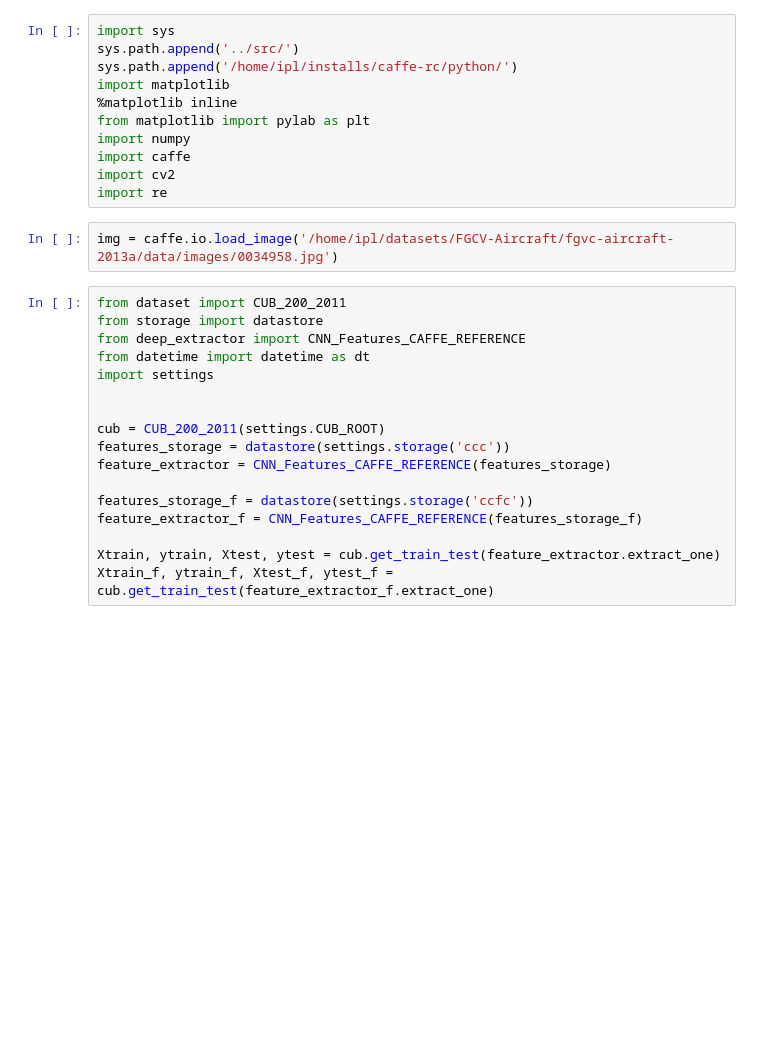
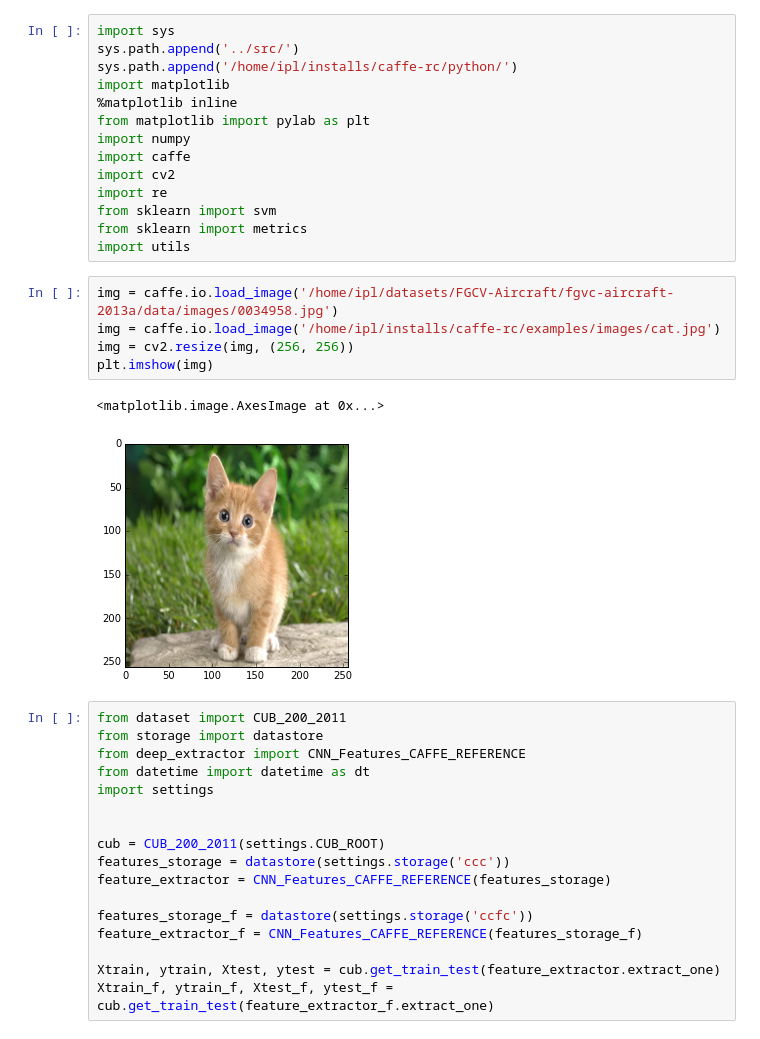
Before and after one commit to yassersouri/omgh, a Jupyter notebook: notebooks/general.ipynb, the cells around one changed output. Drawn from its saved outputs; the diff is of its cells as text; blank space fills up the shorter version.

```diff
--- a/notebooks/general.ipynb
+++ b/notebooks/general.ipynb
@@ -9,8 +9,17 @@ import numpy
 import caffe
 import cv2
 import re
+from sklearn import svm
+from sklearn import metrics
+import utils
 # %%
 img = caffe.io.load_image('/home/ipl/datasets/FGCV-Aircraft/fgvc-aircraft-2013a/data/images/0034958.jpg')
+img = caffe.io.load_image('/home/ipl/installs/caffe-rc/examples/images/cat.jpg')
+img = cv2.resize(img, (256, 256))
+plt.imshow(img)
+# %% [output]
+<matplotlib.image.AxesImage at 0x...>
+[figure, added]
 # %%
 from dataset import CUB_200_2011
 from storage import datastore
```
Also changed, not shown: parts of 24 cells of this notebook, 1 other file.
